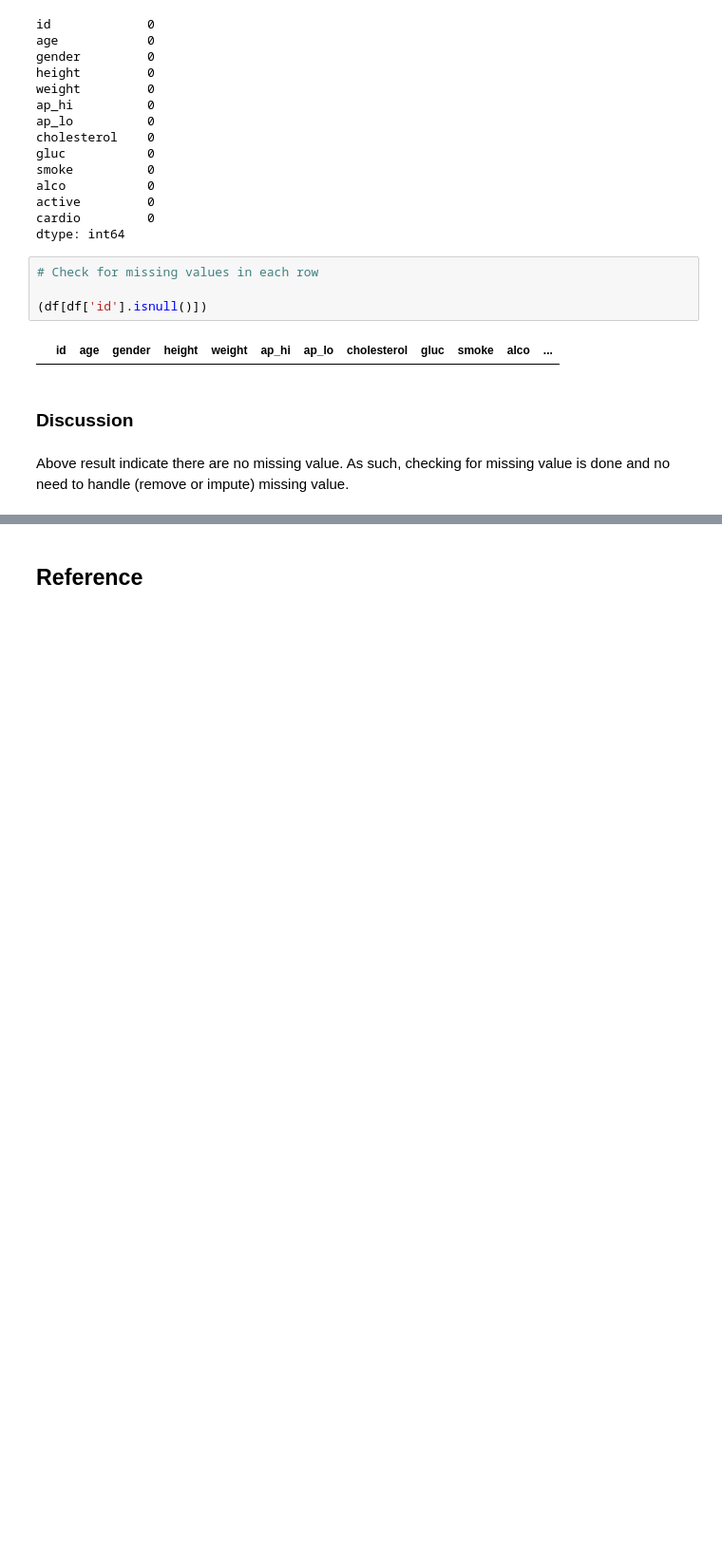
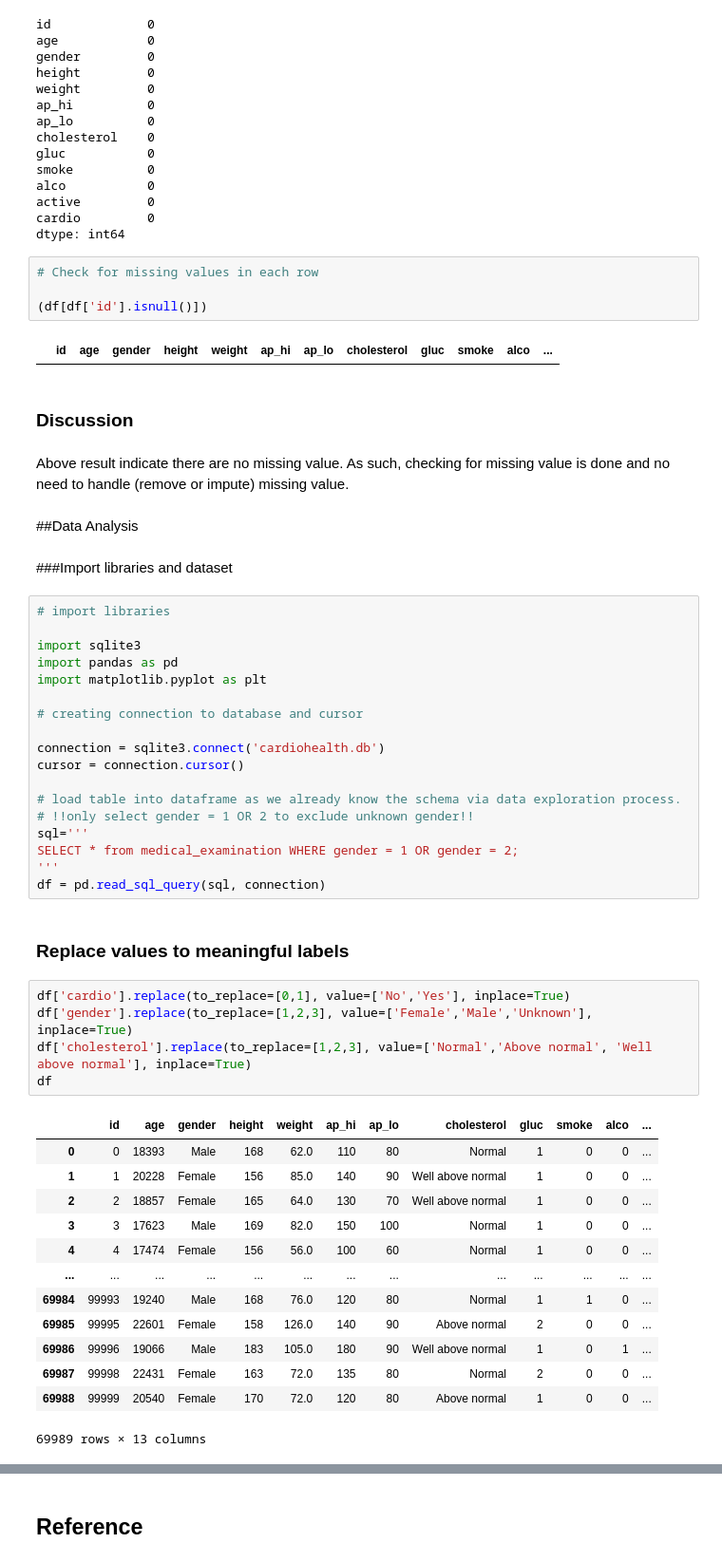
Before and after one commit to w21280485/assignment_a2_2, a Jupyter notebook: Code_Development_Notebook.ipynb, the cells around one changed output, grey strips where cells are left out. Shown at 95% size. Saved outputs shown, nothing was run; the diff lists cells and outputs as text; blank space fills up the shorter version.

```diff
--- a/Code_Development_Notebook.ipynb
+++ b/Code_Development_Notebook.ipynb
@@ -251,3 +241,46 @@ dtype: int64
 ### Discussion
 # %% [markdown]
 Above result indicate there are no missing value. As such, checking for missing value is done and no need to handle (remove or impute) missing value.
+# %% [markdown]
+##Data Analysis
+# %% [markdown]
+###Import libraries and dataset
+# %%
+# import libraries
+
+import sqlite3
+import pandas as pd
+import matplotlib.pyplot as plt
+
+# creating connection to database and cursor
+
+connection = sqlite3.connect('cardiohealth.db')
+cursor = connection.cursor()
+
+# load table into dataframe as we already know the schema via data exploration process.
+# !!only select gender = 1 OR 2 to exclude unknown gender!!
+sql='''
+SELECT * from medical_examination WHERE gender = 1 OR gender = 2;
+'''
+df = pd.read_sql_query(sql, connection)
+# %% [markdown]
+### Replace values to meaningful labels
+# %%
+df['cardio'].replace(to_replace=[0,1], value=['No','Yes'], inplace=True)
+df['gender'].replace(to_replace=[1,2,3], value=['Female','Male','Unknown'], inplace=True)
+df['cholesterol'].replace(to_replace=[1,2,3], value=['Normal','Above normal', 'Well above normal'], inplace=True)
+df
+# %% [output]
+|  | id | age | gender | height | weight | ap_hi | ap_lo | cholesterol | gluc | smoke | alco | ... |
+| 0 | 0 | 18393 | Male | 168 | 62.0 | 110 | 80 | Normal | 1 | 0 | 0 | ... |
+| 1 | 1 | 20228 | Female | 156 | 85.0 | 140 | 90 | Well above normal | 1 | 0 | 0 | ... |
+| 2 | 2 | 18857 | Female | 165 | 64.0 | 130 | 70 | Well above normal | 1 | 0 | 0 | ... |
+| 3 | 3 | 17623 | Male | 169 | 82.0 | 150 | 100 | Normal | 1 | 0 | 0 | ... |
+| 4 | 4 | 17474 | Female | 156 | 56.0 | 100 | 60 | Normal | 1 | 0 | 0 | ... |
+| ... | ... | ... | ... | ... | ... | ... | ... | ... | ... | ... | ... | ... |
+| 69984 | 99993 | 19240 | Male | 168 | 76.0 | 120 | 80 | Normal | 1 | 1 | 0 | ... |
+| 69985 | 99995 | 22601 | Female | 158 | 126.0 | 140 | 90 | Above normal | 2 | 0 | 0 | ... |
+| 69986 | 99996 | 19066 | Male | 183 | 105.0 | 180 | 90 | Well above normal | 1 | 0 | 1 | ... |
+| 69987 | 99998 | 22431 | Female | 163 | 72.0 | 135 | 80 | Normal | 2 | 0 | 0 | ... |
+| 69988 | 99999 | 20540 | Female | 170 | 72.0 | 120 | 80 | Above normal | 1 | 0 | 0 | ... |
+69989 rows × 13 columns
```
Also changed, not shown: parts of 19 cells of this notebook.
